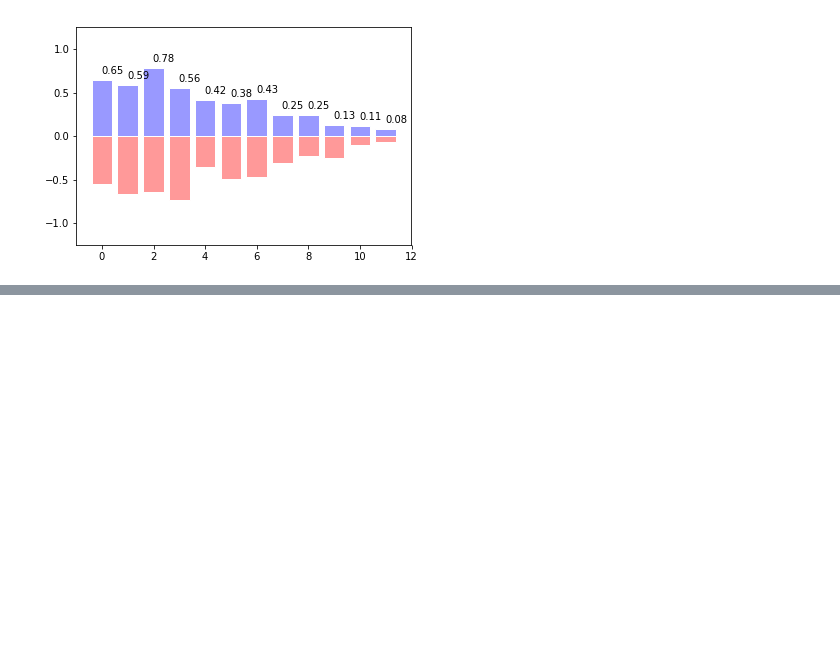
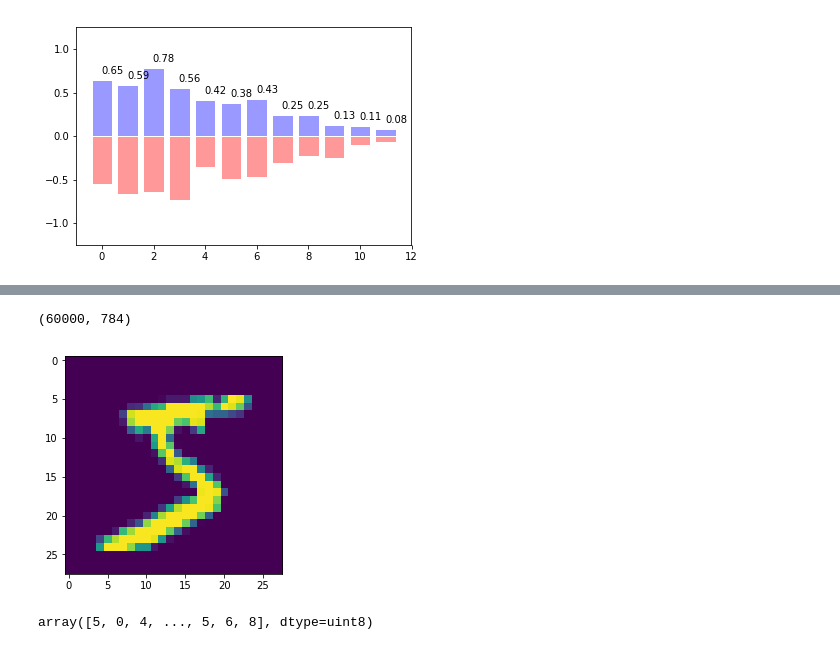
Before and after one commit to sharmasaravanan/Machine_learning, a Jupyter notebook: MSME-ML_deployment-2021.ipynb, the cells around one changed output, grey strips where cells are left out. Drawn from its saved outputs; the diff is of its cells as text; code cells hidden in the pictures; blank space fills up the shorter version.

```diff
--- a/MSME-ML_deployment-2021.ipynb
+++ b/MSME-ML_deployment-2021.ipynb
@@ -1316,0 +1793,6 @@ if __name__ == '__main__':
+# %%
+X_train = X_train.reshape(60000, 784)
+X_test = X_test.reshape(10000, 784)
+
+X_train = X_train.astype('float32')
+X_test = X_test.astype('float32')
@@ -1316,0 +1819,3 @@ if __name__ == '__main__':
+# %%
+X_train /= 255
+X_test /= 255
@@ -1316,0 +1842,13 @@ if __name__ == '__main__':
+# %%
+X_train.shape
+# %% [output]
+(60000, 784)
+# %%
+plt.imshow(X_train[0].reshape((28,28)))
+plt.show()
+# %% [output]
+[figure, added]
+# %%
+y_train
+# %% [output]
+array([5, 0, 4, ..., 5, 6, 8], dtype=uint8)
```
Also changed, not shown: parts of 163 cells of this notebook, 19 other files.
